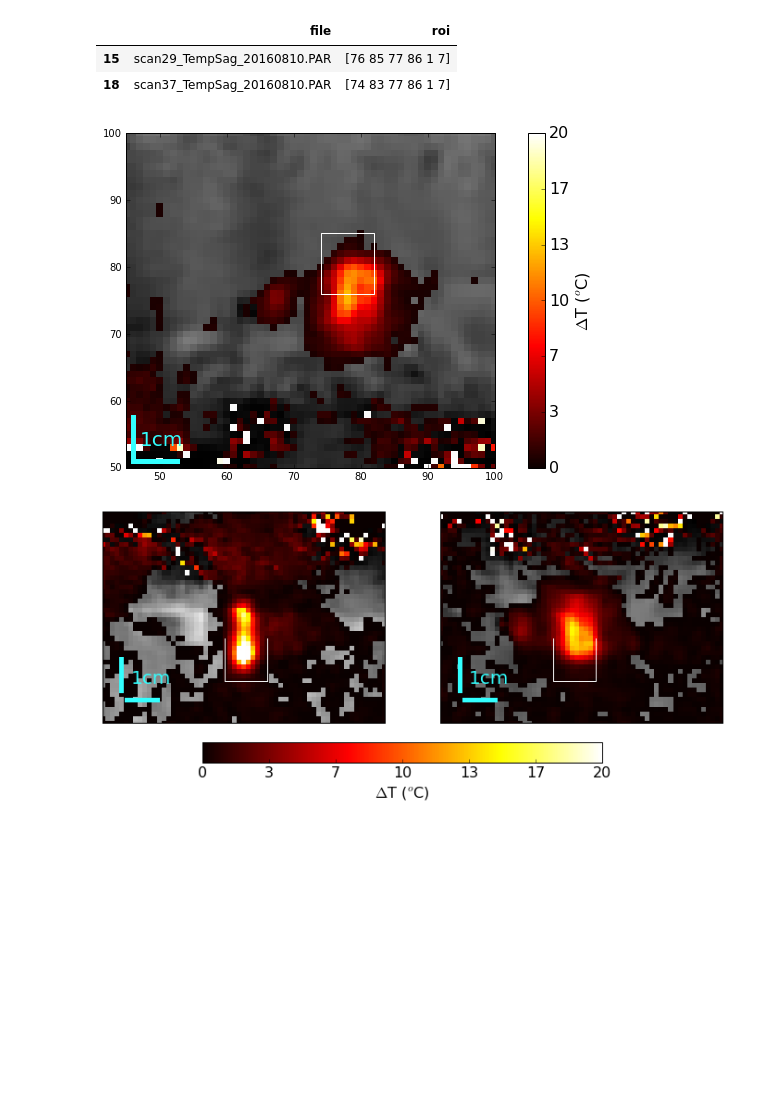
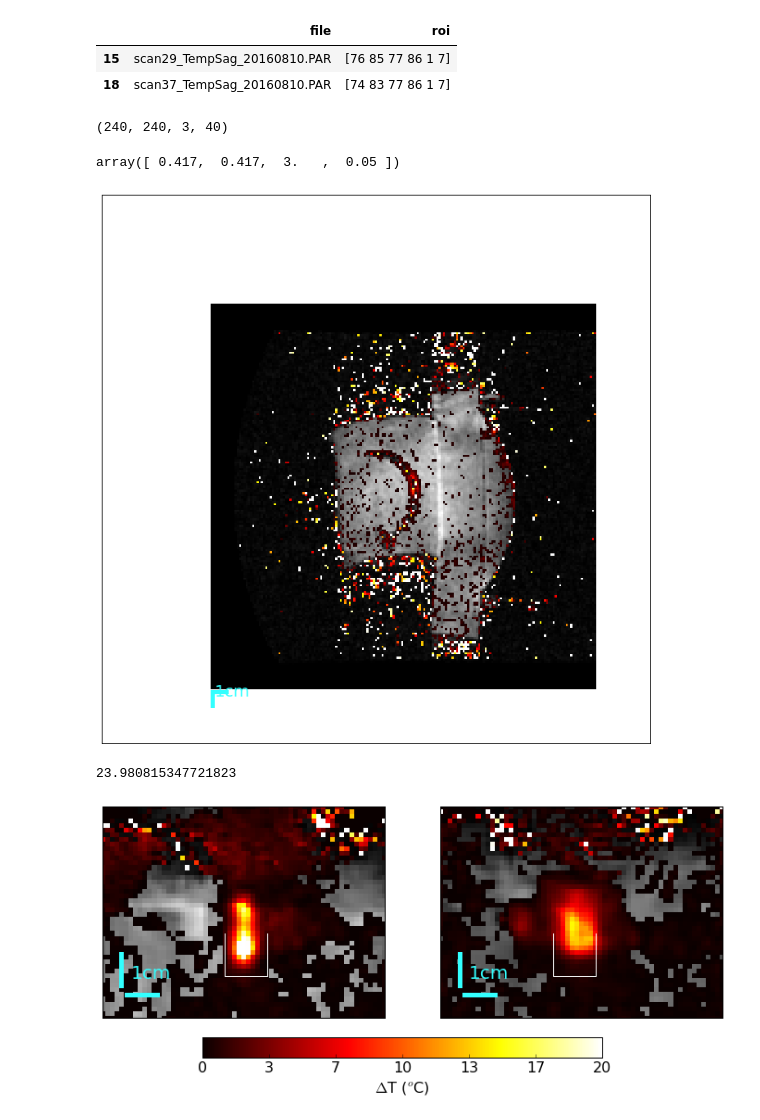
Before and after one commit to vlchaplin/VeraUSpub, a Jupyter notebook: py/TemperatureMaps.ipynb, the cells around one changed output. Cells and saved outputs as stored; diff of their text form; code cells hidden in the pictures; blank space fills up the shorter version.

```diff
--- a/py/TemperatureMaps.ipynb
+++ b/py/TemperatureMaps.ipynb
@@ -26,6 +27,9 @@ baselinedynamics=[1]
 unwrap=1
 # %%
 file1="/Users/Vandiver/Data/sonalleve/HifuCav20160810/scan29_TempSag_20160810.PAR"
+file1="/Users/Vandiver/Data/sonalleve/Hifu_20160317/scan27_TempCo_20160317.PAR"
+file1="/Users/Vandiver/Data/sonalleve/HifuIGT_20161103/XMLPARREC/Caskey_20161103_05_01_08.57.55_(WIP_TempCor_CLEAR).PAR"
+file1="/Users/Vandiver/Data/sonalleve/HifuIGT_20161103/XMLPARREC/Caskey_20161103_17_01_11.00.06_(WIP_TempTrans).PAR"
 #file1="/Users/Vandiver/Data/Verasonics/sonalleve_20160709/Scanner/scan21_TempCor_20160709.PAR"
 #file1="/Users/Vandiver/Data/Verasonics/sonalleve_20160709/Scanner/scan10_TempSag_20160709.PAR"
 
@@ -33,4 +37,5 @@ file1="/Users/Vandiver/Data/sonalleve/HifuCav20160810/scan29_TempSag_20160810.PA
             MP_interleaved=True, phase_unwrap=unwrap, pi_val=-0.3)
 
 spc1=np.array(im1.get_header().get_zooms())
+print(tempdata1.shape)
 # %% [output]
@@ -64,7 +82,7 @@ def plotTempOverlay(tempdata, complexdata, sl=None,dyn=None, cmin=0,cmax=20, cfl
         Tdata=Tdata[dyn]
 
 
-    magImg = rescaleIm( np.abs(Cdata) )
+    magImg = rescaleIm( ( np.abs(Cdata) ) )
     greyPix = Tdata < cfloor
     rgbIm = image.cm.hot( rescaleIm(Tdata,vmin=cmin,vmax=cmax) )
 
@@ -117,48 +135,64 @@ roi2 = vectorstr2arr(merged.query("file=='"+os.path.basename(file2)+"'")['roi'].
 roi1=np.array([76,85,75,84],dtype=int)
 # %%
 roi2=np.array([76,85,74,82],dtype=int)
+# %%
+tempdata1.shape
+# %% [output]
+(240, 240, 3, 40)
+# %%
+spc1
+# %% [output]
+array([ 0.417,  0.417,  3.   ,  0.05 ])
 # %%
 cmin=0
 cmax=20
-fig=plt.figure(figsize=(12,6))
-sl=2
-dyn=-5
+fig=plt.figure(figsize=(12,12))
+sl=6
+dyn=8
 
 
 imkeys=dict(interpolation='None')
-plotTempOverlay(tempdata2[:,:,sl,dyn],complIm2[:,:,sl,dyn],imargs=imkeys,cfloor=0.5,cmax=20)
+plotTempOverlay(tempdata1[:,:,sl,dyn],complIm1[:,:,sl,dyn],imargs=imkeys,cfloor=0.5,cmax=cmax)
 ax=plt.gca()
-ax.set_xlim([45,100])
-ax.set_ylim([50,100])
+#ax.set_xlim([42,82])
+#ax.set_ylim([42,78])
 
-ax.plot( roi2[[2,2,3,3,2]],roi2[[0,1,1,0,0]], 'w')
 
-x1cmw = 1.0/(0.1*spc[1])
-y1cmw = 1.0/(0.1*spc[0])
+#ax.set_xlim(60 + np.array([0,32*4.14]))
+#ax.set_ylim(55 + np.array([0,32*4.14]))
+
+#ax.plot( roi2[[2,2,3,3,2]],roi2[[0,1,1,0,0]], 'w')
+
+x1cmw = 1.0/(0.1*spc1[1])
+y1cmw = 1.0/(0.1*spc1[0])
 
 xl1=ax.get_xlim()[0]+1
 yl1=ax.get_ylim()[0]+1
 ax.plot( [ xl1, xl1 + x1cmw], [ yl1, yl1 ], '-',linewidth=5.0,color=(0.2,1,1.0))
 ax.plot( [ xl1-0, xl1-0], [ yl1-0, yl1-0 + y1cmw ], '-',linewidth=5.0,color=(0.2,1,1.0))
 ax.text( xl1+1, yl1+y1cmw/2.0-1, "1cm", horizontalalignment='left', fontsize=20,color=(0.2,1,1.0))
 
-#ax.set_xticks([])
-#ax.set_yticks([])
+ax.set_xticks([])
+ax.set_yticks([])
 
 tickp = np.arange(0,1.01,1/6)
 tickstr = list(map(lambda s:"%0.f" % s,tickp*(cmax-cmin) + cmin))
 
 #ax=fig.add_axes([0.25, 0.15, 0.5, 0.05])
 sc=mpl.cm.ScalarMappable(cmap=image.cm.hot)
 sc.set_array(tickp)
-cb=plt.colorbar(mappable=sc,orientation='vertical',ax=ax)
-cb.set_cmap(image.cm.hot)
-cb.set_ticks(tickp)
-cb.set_ticklabels(tickstr)
-cb.set_label('$\Delta $T ($^o$C)',fontsize=16)
-cb.ax.tick_params(labelsize=16)
+#cb=plt.colorbar(mappable=sc,orientation='vertical',ax=ax)
+#cb.set_cmap(image.cm.hot)
+#cb.set_ticks(tickp)
+#cb.set_ticklabels(tickstr)
+#cb.set_label('$\Delta $T ($^o$C)',fontsize=16)
+#cb.ax.tick_params(labelsize=16)
 # %% [output]
-[figure, old version]
+[figure, new version]
+# %%
+x1cmw
+# %% [output]
+23.980815347721823
 # %%
 sl=2
 dyn=-1
```
Also changed, not shown: parts of 7 cells of this notebook, 3 other files.
